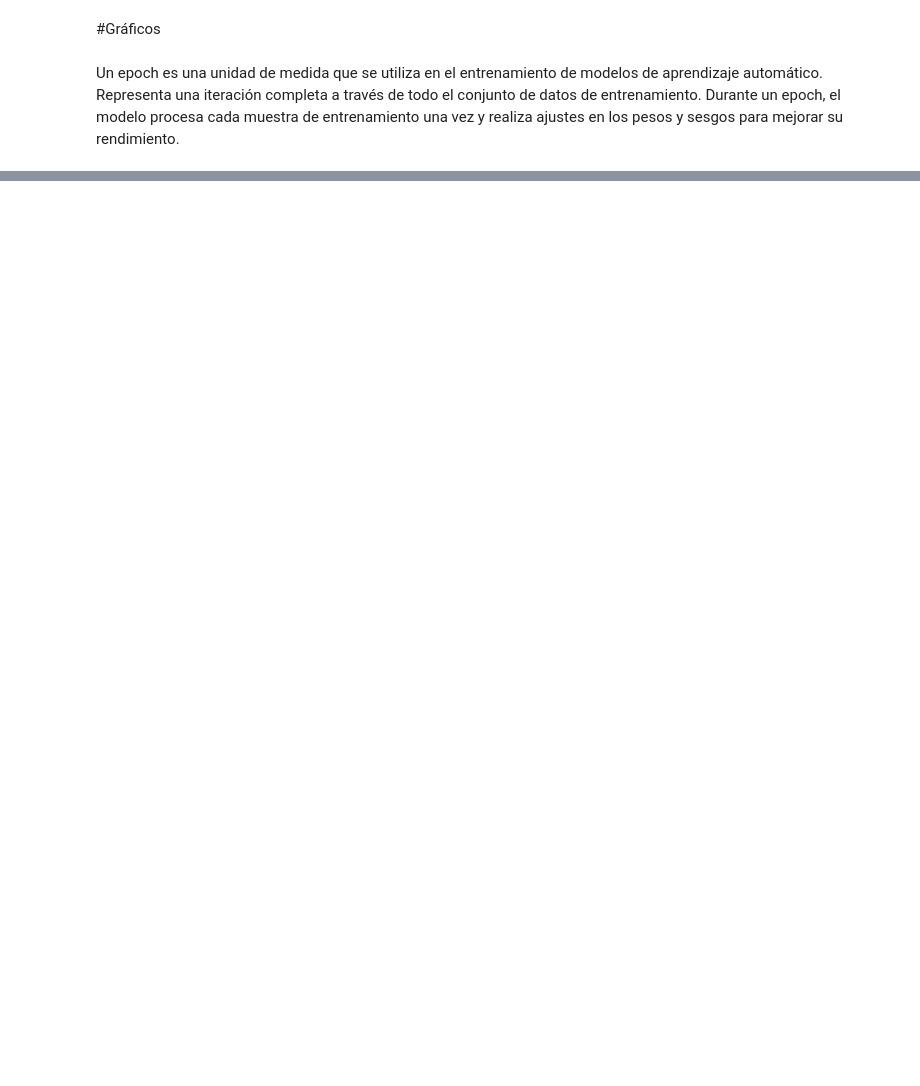
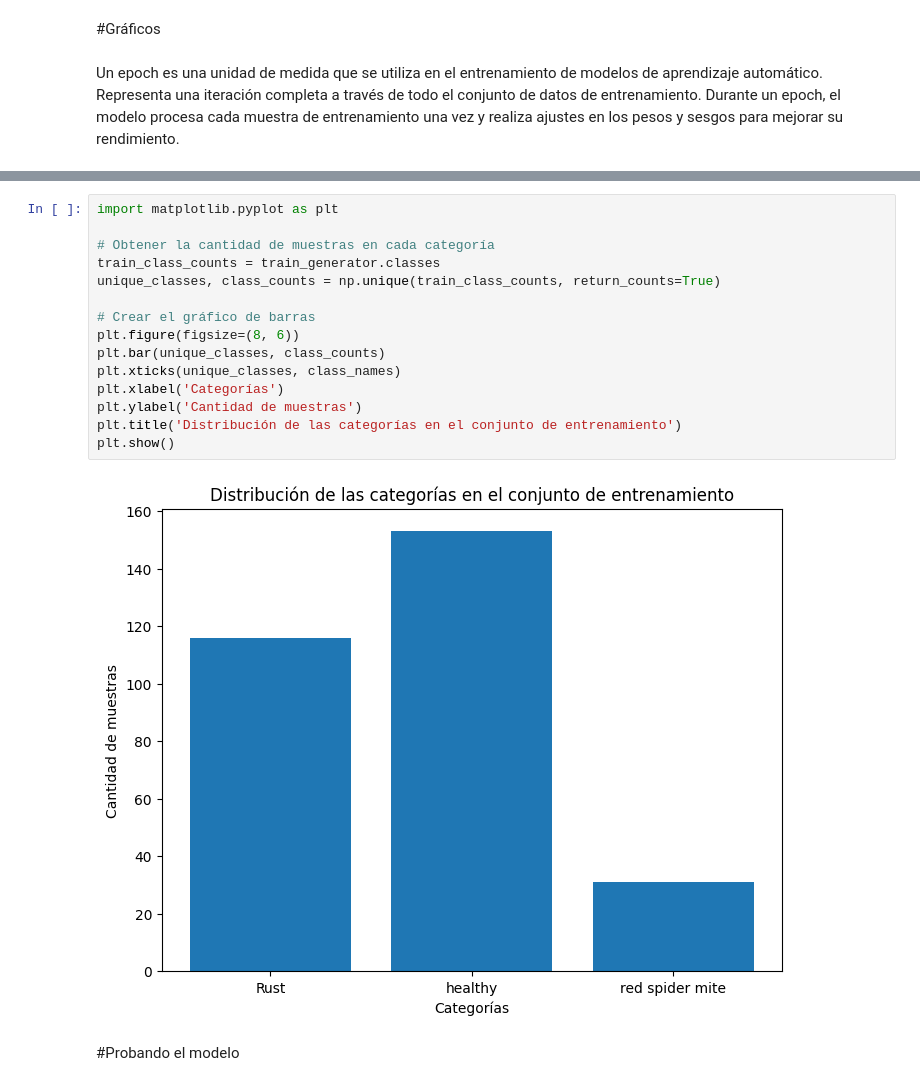
Before and after one commit to hlbv17/CoffeePlants, a Jupyter notebook: ProyectoIA.ipynb, the cells around one changed output, grey strips where cells are left out. Cells and saved outputs as stored; diff of their text form; blank space fills up the shorter version.

```diff
--- a/ProyectoIA.ipynb
+++ b/ProyectoIA.ipynb
@@ -269,3 +367,22 @@ Epoch 10/10
+# %%
+import matplotlib.pyplot as plt
+
+# Obtener la cantidad de muestras en cada categoría
+train_class_counts = train_generator.classes
+unique_classes, class_counts = np.unique(train_class_counts, return_counts=True)
+
+# Crear el gráfico de barras
+plt.figure(figsize=(8, 6))
+plt.bar(unique_classes, class_counts)
+plt.xticks(unique_classes, class_names)
+plt.xlabel('Categorías')
+plt.ylabel('Cantidad de muestras')
+plt.title('Distribución de las categorías en el conjunto de entrenamiento')
+plt.show()
+# %% [output]
+[figure, added]
+# %% [markdown]
+#Probando el modelo
 # %%
 import tensorflow as tf
 import numpy as np
```
Also changed, not shown: parts of 16 cells of this notebook.
